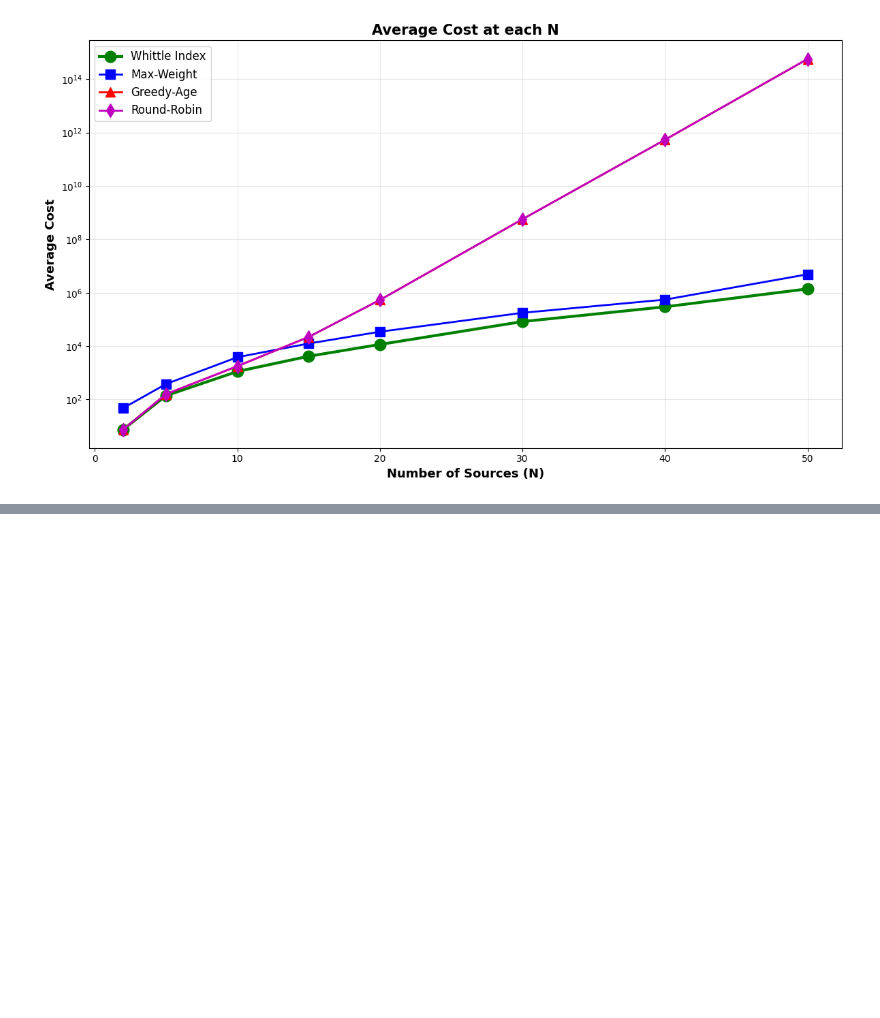
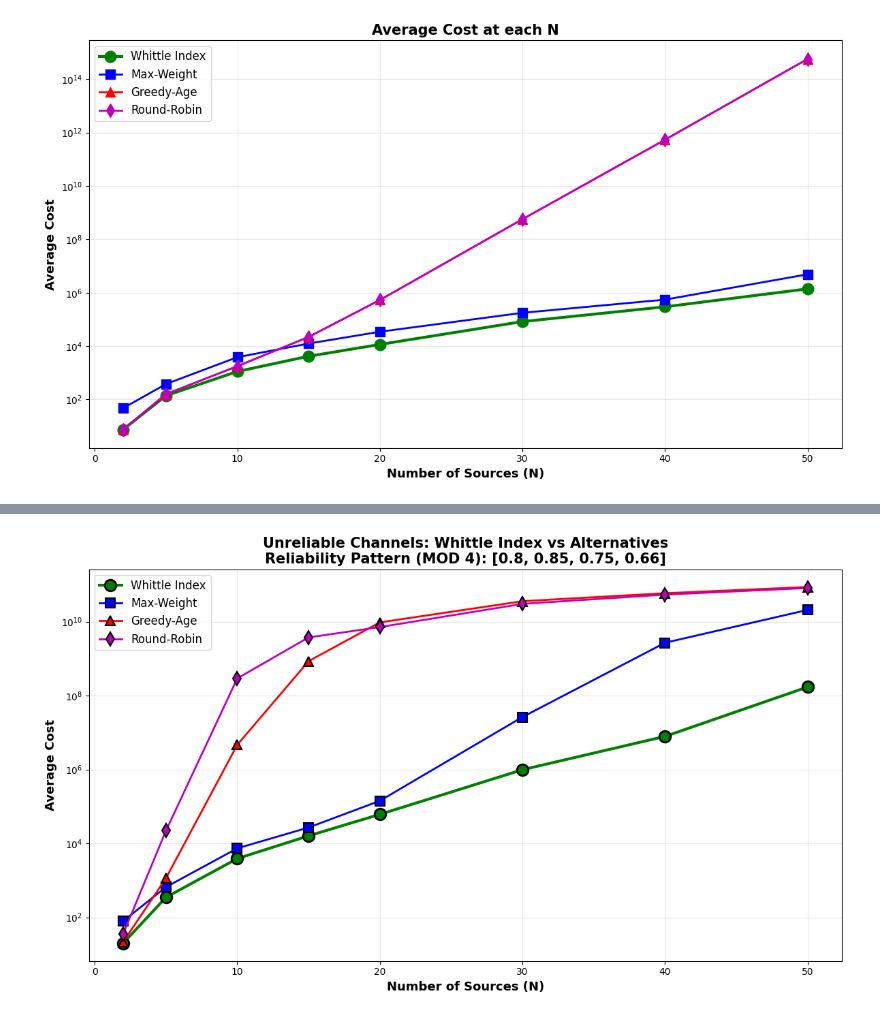
Before and after one commit to GodKnowss/ECE_547_Final_Project, a Jupyter notebook: replicating_aoi_24_2.ipynb, the cells around one changed output, grey strips where cells are left out. Drawn from its saved outputs; the diff is of its cells as text; code cells hidden in the pictures; blank space fills up the shorter version.

```diff
--- a/replicating_aoi_24_2.ipynb
+++ b/replicating_aoi_24_2.ipynb
@@ -241,0 +253,88 @@ plt.show()
+# %%
+# now do experiements on unreliable channel
+def sim(policy, funcs, reliabilities, weights, T=3000):  # Added reliabilities
+    N, ages, cost = len(funcs), [1]*len(funcs), 0
+    for t in range(T):
+        cost += sum(funcs[i](ages[i]) for i in range(N))
+
+        if policy == 'W':
+            # Use unreliable formula if needed
+            sel = np.argmax([
+                whittle_index_unreliable(ages[i], funcs[i], reliabilities[i])
+                if reliabilities[i] < 0.99
+                else whittle_index_reliable(ages[i], funcs[i])
+                for i in range(N)
+            ])
+        elif policy == 'MW':
+            sel = np.argmax([weights[i]*ages[i]*(ages[i]+2) for i in range(N)])
+        elif policy == 'GA':
+            sel = np.argmax(ages)
+        elif policy == 'RR':
+            sel = t % N
+
+        # Use Bernoulli trials for transmission when it is unreliable
+        ages = [
+            1 if (i==sel and np.random.rand()<reliabilities[i]) else ages[i]+1
+            for i in range(N)
+        ]
+    return cost/T
+
+N_vals = [2, 5, 10, 15, 20, 30, 40, 50]
+W_costs, MW_costs, GA_costs, RR_costs = [], [], [], []
+
+weight_candidates = np.array([100, 1000, 15, 50])
+weights = weight_candidates[np.arange(N) % 4]
+# or we can just do weights = [1]*N
+# it is quite obvious in this setting, round robin is bascially equivalent to greedy age since all sources increase age with the same speed
+# unless they are different speed
+
+for N in N_vals:
+    # Cost functions (MOD 4 pattern)
+    funcs = [lambda x, i=i: [x**3, np.minimum(np.exp(x), 1e10), 15*x, x**2][i%4]
+             for i in range(N)]
+
+    # RELIABILITIES (MOD 4 pattern) - THIS IS THE KEY LINE!
+    reliabilities = [0.8, 0.85, 0.75, 0.66] * (N // 4) + [0.8, 0.85, 0.75, 0.66][:N % 4]
+
+    # Weights (MOD 4 pattern)
+    weights = [100, 1000, 15, 50] * (N // 4) + [100, 1000, 15, 50][:N % 4]
+
+    # Run simulations
+    W_costs.append(sim('W', funcs, reliabilities, None, T=3000))
+    MW_costs.append(sim('MW', funcs, reliabilities, weights, T=3000))
+    GA_costs.append(sim('GA', funcs, reliabilities, None, T=3000))
+    RR_costs.append(sim('RR', funcs, reliabilities, None, T=3000))
+
+    print(f"N={N:2d} | Whittle: {W_costs[-1]:7.2f} | "
+          f"MaxWeight: {MW_costs[-1]:7.2f} | "
+          f"Greedy: {GA_costs[-1]:7.2f} | "
+          f"RR: {RR_costs[-1]:7.2f}")
+
+# ============================================
+# PLOT
+# ============================================
+
+plt.figure(figsize=(12,7))
+plt.plot(N_vals, W_costs, 'go-', lw=3, ms=12, markeredgecolor='black',
+         markeredgewidth=2, label='Whittle Index')
+plt.plot(N_vals, MW_costs, 'bs-', lw=2, ms=10, markeredgecolor='black',
+         markeredgewidth=1.5, label='Max-Weight')
+plt.plot(N_vals, GA_costs, 'r^-', lw=2, ms=10, markeredgecolor='black',
+         markeredgewidth=1.5, label='Greedy-Age')
+plt.plot(N_vals, RR_costs, 'md-', lw=2, ms=10, markeredgecolor='black',
+         markeredgewidth=1.5, label='Round-Robin')
+
+plt.xlabel('Number of Sources (N)', fontsize=13, fontweight='bold')
+plt.ylabel('Average Cost', fontsize=13, fontweight='bold')
+plt.title('Unreliable Channels: Whittle Index vs Alternatives\n' +
+          'Reliability Pattern (MOD 4): [0.8, 0.85, 0.75, 0.66]',
+          fontsize=15, fontweight='bold')
+plt.legend(fontsize=12)
+plt.grid(True, alpha=0.3)
+plt.yscale('log')
+plt.tight_layout()
+#plt.savefig('unreliable_comparison.png', dpi=300, bbox_inches='tight')
+plt.show()
+
+print("\nDone! Unreliable channel simulation complete.")
+# %% [output]
@@ -241,0 +349 @@ plt.show()
+[figure, added]
```
Also changed, not shown: parts of 14 cells of this notebook, 1 other file.
